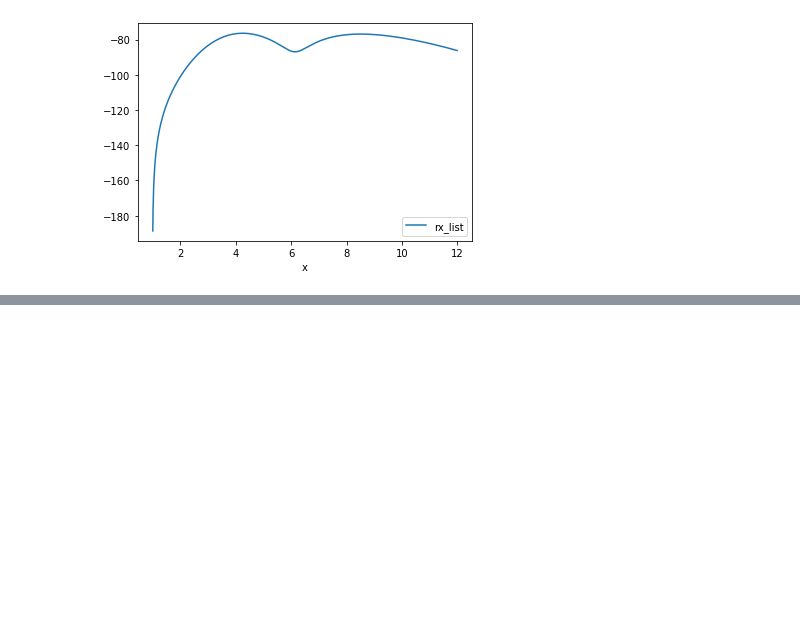
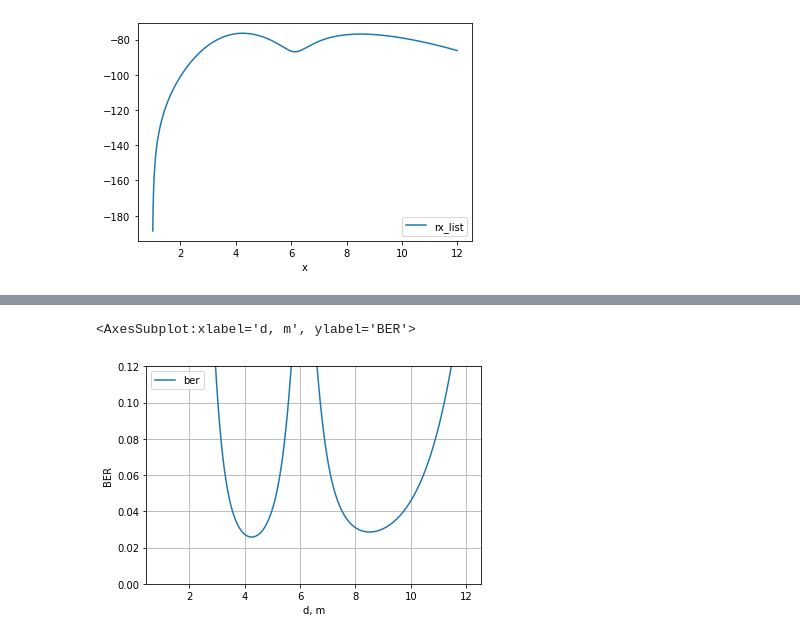
Before and after one commit to FenikL/rfid_project, a Jupyter notebook: experiments/rx_power_try.ipynb, the cells around one changed output, grey strips where cells are left out. Cells and saved outputs as stored; diff of their text form; code cells hidden in the pictures; blank space fills up the shorter version.

```diff
--- a/experiments/rx_power_try.ipynb
+++ b/experiments/rx_power_try.ipynb
@@ -346,6 +350,16 @@ def ber_over_awgn(snr):
 
     t = q_function(snr ** 0.5)
     return 2 * t * (1 - t)
+
+def ber_over_rayleigh(snr):
+    """
+    Computes BER in the channel with Rayleigh fading for Binary Phase Shift Keying (BPSK)
+    :param snr:
+    :param kwargs:
+    :return:
+    """
+    t = (1 + 2 / snr) ** 0.5
+    return 0.5 - 1 / t + 2 / np.pi * np.arctan(t) / t
 # %%
 snr_list = [get_snr(rx_power=rx ,m=num_of_sym_per_bit,
                              preamble_duration=preamble.tag_preamble_len/bitrate.tag_bitrate,
@@ -355,0 +371,9 @@ NameError: name 'special' is not defined
+# %%
+ber_df = pd.DataFrame()
+ber_df['x'] = x
+ber_df['ber'] = ber
+# %%
+ber_df.plot(x='x',ylim=(0, 0.12), xlabel='d, m', ylabel='BER', grid=True)
+# %% [output]
+<AxesSubplot:xlabel='d, m', ylabel='BER'>
+[figure, added]
```
Also changed, not shown: parts of 35 cells of this notebook, 1 other file.
